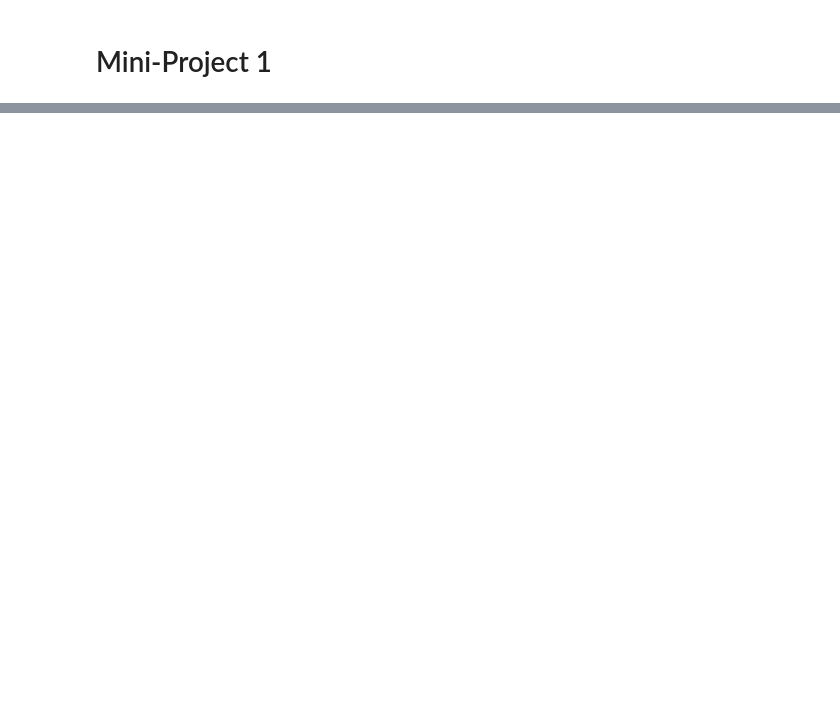
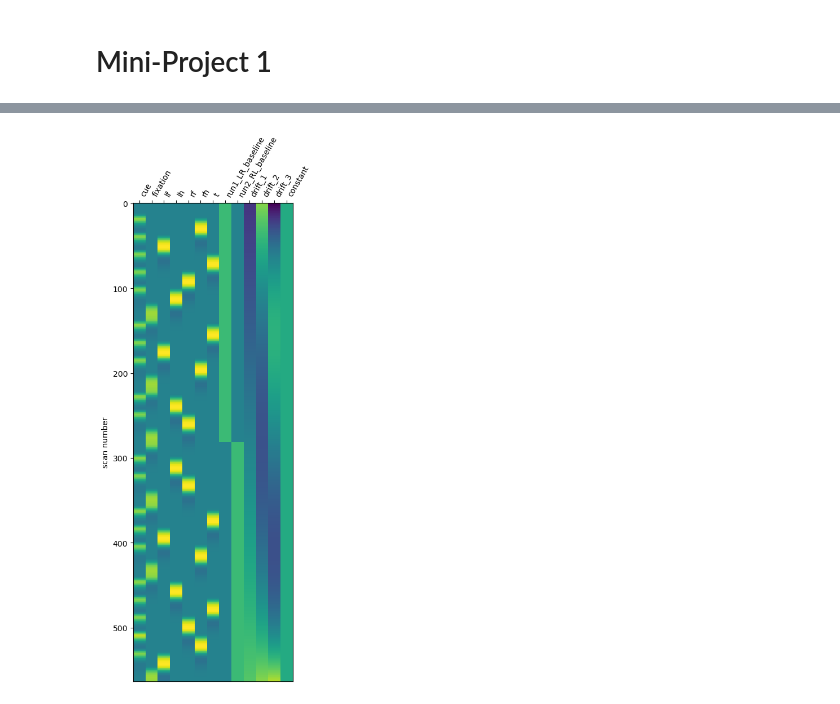
Before and after one commit to Rose-Kapps/NSSPMini_Project1, a Jupyter notebook: mini_project_1.ipynb, the cells around one changed output, grey strips where cells are left out. Cells and saved outputs as stored; diff of their text form; code cells hidden in the pictures; blank space fills up the shorter version.

```diff
--- a/mini_project_1.ipynb
+++ b/mini_project_1.ipynb
@@ -140,0 +677,4 @@ NameError: name 'fsleyesDisplay' is not defined
+# %%
+# Rename the colomn
+events_concat = events_concat.rename(columns={'condition': 'trial_type'})
+events_concat
@@ -140,0 +699,40 @@ NameError: name 'fsleyesDisplay' is not defined
+# %%
+from nilearn.glm.first_level import make_first_level_design_matrix, FirstLevelModel
+import os.path as op
+
+# Specify what sort of GLM we want (nature of the noise, repetition time of the data and other parameters)
+fmri_glm = FirstLevelModel(t_r=0.72,
+                           noise_model='ar1',
+                           standardize=False,
+                           hrf_model='spm',
+                           drift_model='polynomial',# adding drift model directly
+                           drift_order=3,
+                          )
+# %%
+# determining the number of scanns per run (the same for both runs)
+n_scan_run = nib.load(op.join(preproc_root, 'sub-101410','func', 'sub-101410_task-motorRL_bold_settled.nii.gz')).shape[3]
+run1_reg = np.zeros(2 * n_scan_run)
+run2_reg = np.zeros(2 * n_scan_run)
+run1_reg[:n_scan_run] = 1
+run2_reg[n_scan_run:] = 1
+
+reg_names = ['run1_LR_baseline', 'run2_RL_baseline']
+extra_regs = [run1_reg, run2_reg]
+
+
+import pandas as pd
+confounds = pd.DataFrame(np.column_stack([run1_reg, run2_reg]),
+                         columns=['run1_LR_baseline', 'run2_RL_baseline'])
+
+fmri_concat_path = op.join(preproc_root, 'sub-101410','func', 'sub-101410_task-motor_concat.nii.gz')
+
+# Fit the model to our design and data after adding 2 further regressors
+fmri_glm = fmri_glm.fit(fmri_concat_path, events_concat, confounds)
+# %%
+from nilearn.plotting import plot_design_matrix
+import matplotlib.pyplot as plt
+
+plot_design_matrix(fmri_glm.design_matrices_[0])
+plt.show()
+# %% [output]
+[figure, added]
```
Also changed, not shown: parts of 83 cells of this notebook.
